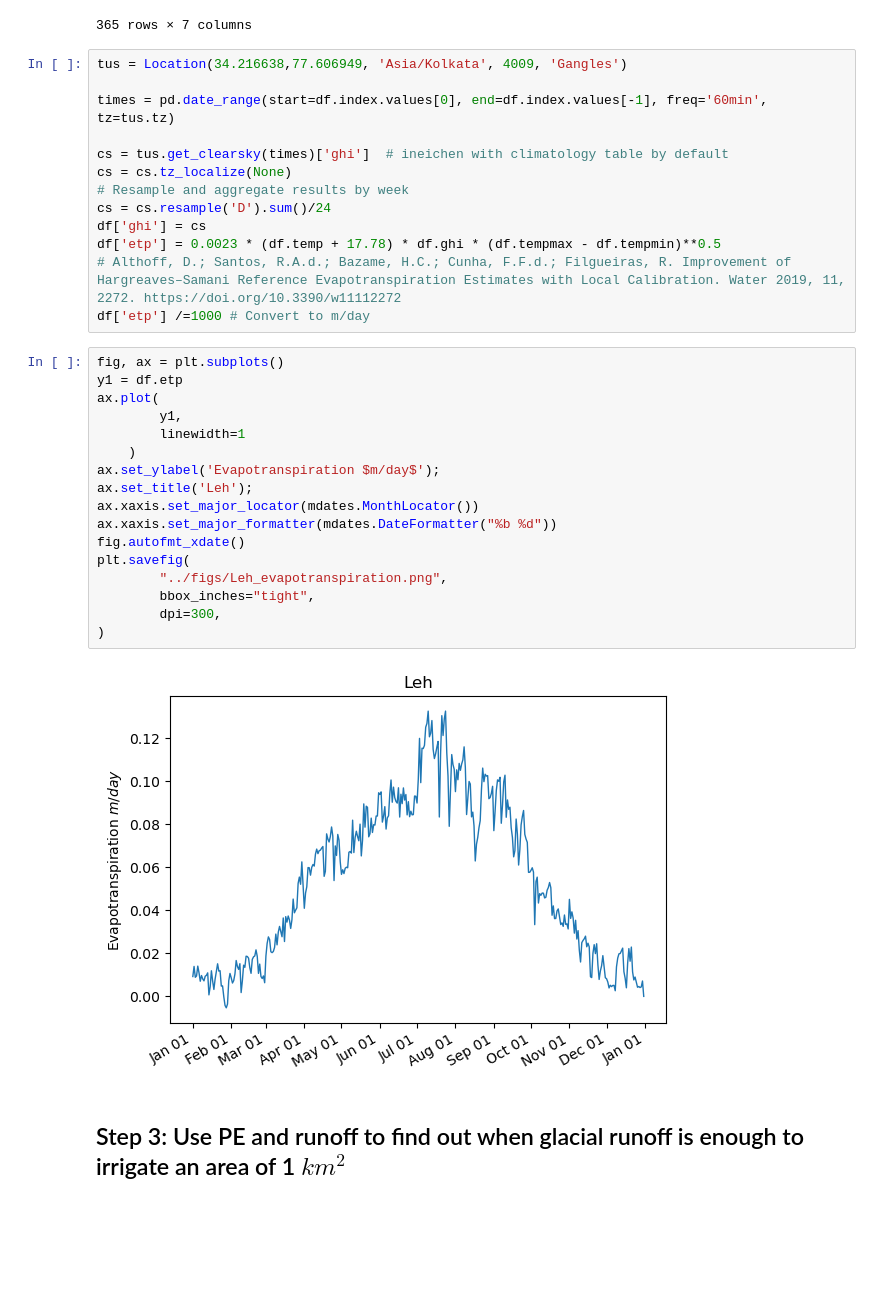
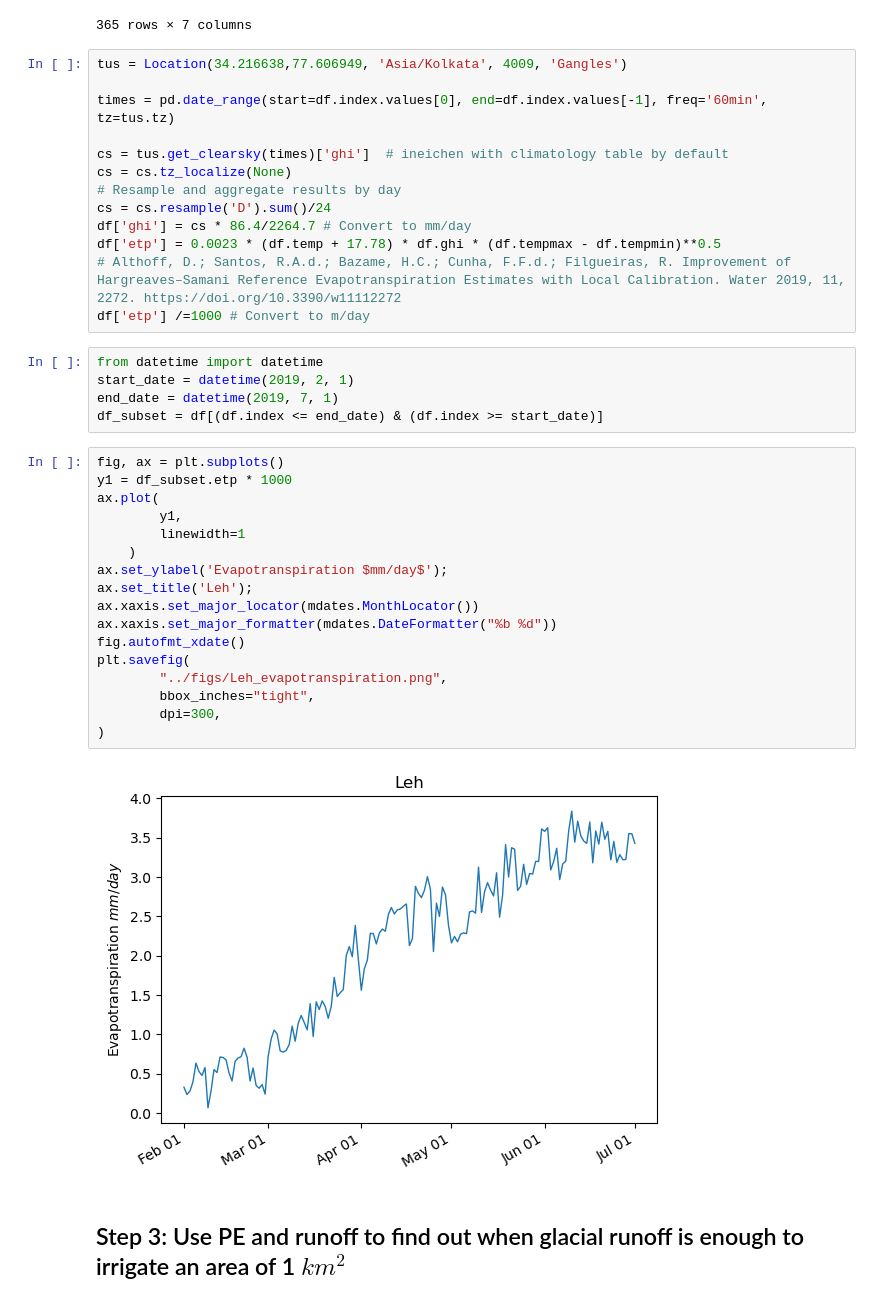
Before and after one commit to gayashiva/AIR-suitability-index, a Jupyter notebook: docs/glacial_irr_water.ipynb, the cells around one changed output. Drawn from its saved outputs; the diff is of its cells as text; blank space fills up the shorter version.

```diff
--- a/docs/glacial_irr_water.ipynb
+++ b/docs/glacial_irr_water.ipynb
@@ -178,31 +178,36 @@ times = pd.date_range(start=df.index.values[0], end=df.index.values[-1], freq='6
 
 cs = tus.get_clearsky(times)['ghi']  # ineichen with climatology table by default
 cs = cs.tz_localize(None)
-# Resample and aggregate results by week
+# Resample and aggregate results by day
 cs = cs.resample('D').sum()/24
-df['ghi'] = cs
+df['ghi'] = cs * 86.4/2264.7 # Convert to mm/day
 df['etp'] = 0.0023 * (df.temp + 17.78) * df.ghi * (df.tempmax - df.tempmin)**0.5
 # Althoff, D.; Santos, R.A.d.; Bazame, H.C.; Cunha, F.F.d.; Filgueiras, R. Improvement of Hargreaves–Samani Reference Evapotranspiration Estimates with Local Calibration. Water 2019, 11, 2272. https://doi.org/10.3390/w11112272
 df['etp'] /=1000 # Convert to m/day
+# %%
+from datetime import datetime
+start_date = datetime(2019, 2, 1)
+end_date = datetime(2019, 7, 1)
+df_subset = df[(df.index <= end_date) & (df.index >= start_date)]
 # %%
 fig, ax = plt.subplots()
-y1 = df.etp
+y1 = df_subset.etp * 1000
 ax.plot(
         y1,
         linewidth=1
     )
-ax.set_ylabel('Evapotranspiration $m/day$');
+ax.set_ylabel('Evapotranspiration $mm/day$');
 ax.set_title('Leh');
 ax.xaxis.set_major_locator(mdates.MonthLocator())
 ax.xaxis.set_major_formatter(mdates.DateFormatter("%b %d"))
 fig.autofmt_xdate()
 plt.savefig(
         "../figs/Leh_evapotranspiration.png",
         bbox_inches="tight",
         dpi=300,
 )
 # %% [output]
-[figure, old version]
+[figure, new version]
 # %% [markdown]
 ## Step 3: Use PE and runoff to find out when glacial runoff is enough to irrigate an area of 1 $km^2$
 # %%
```
Also changed, not shown: parts of 7 cells of this notebook, 2 other files.
